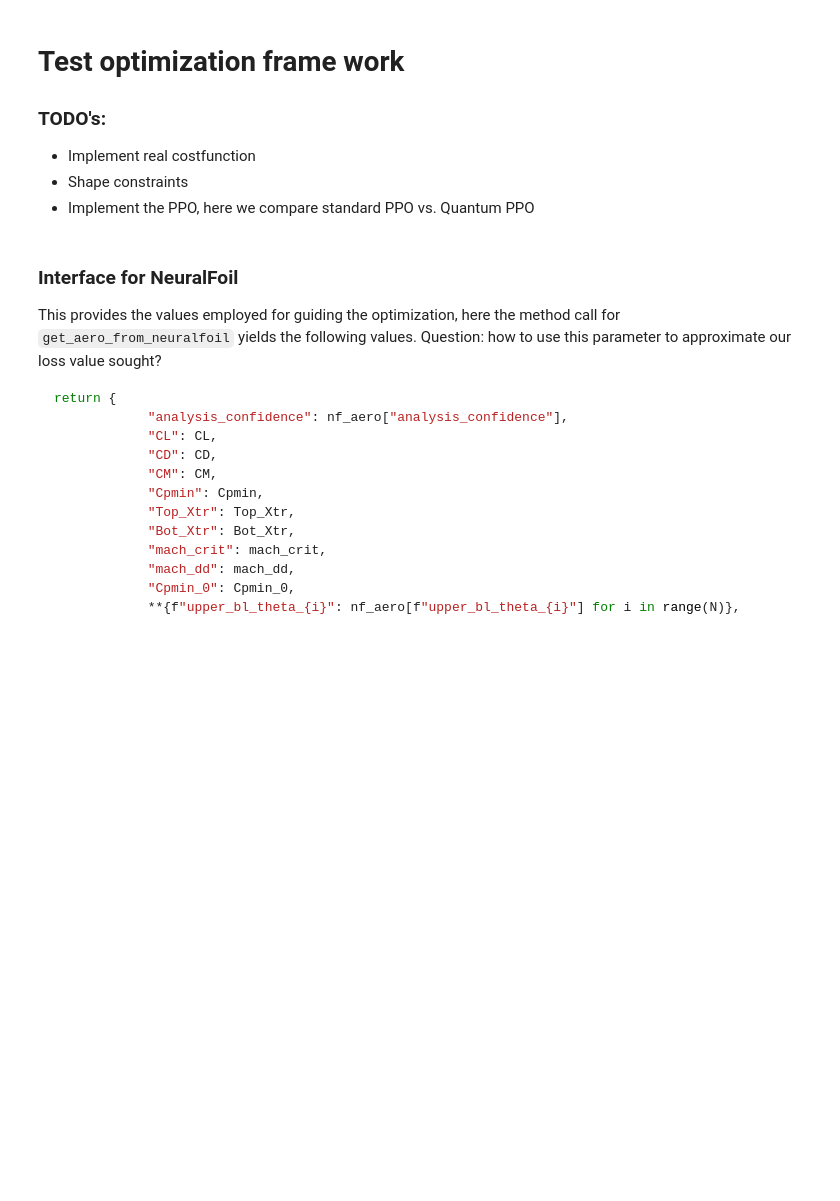
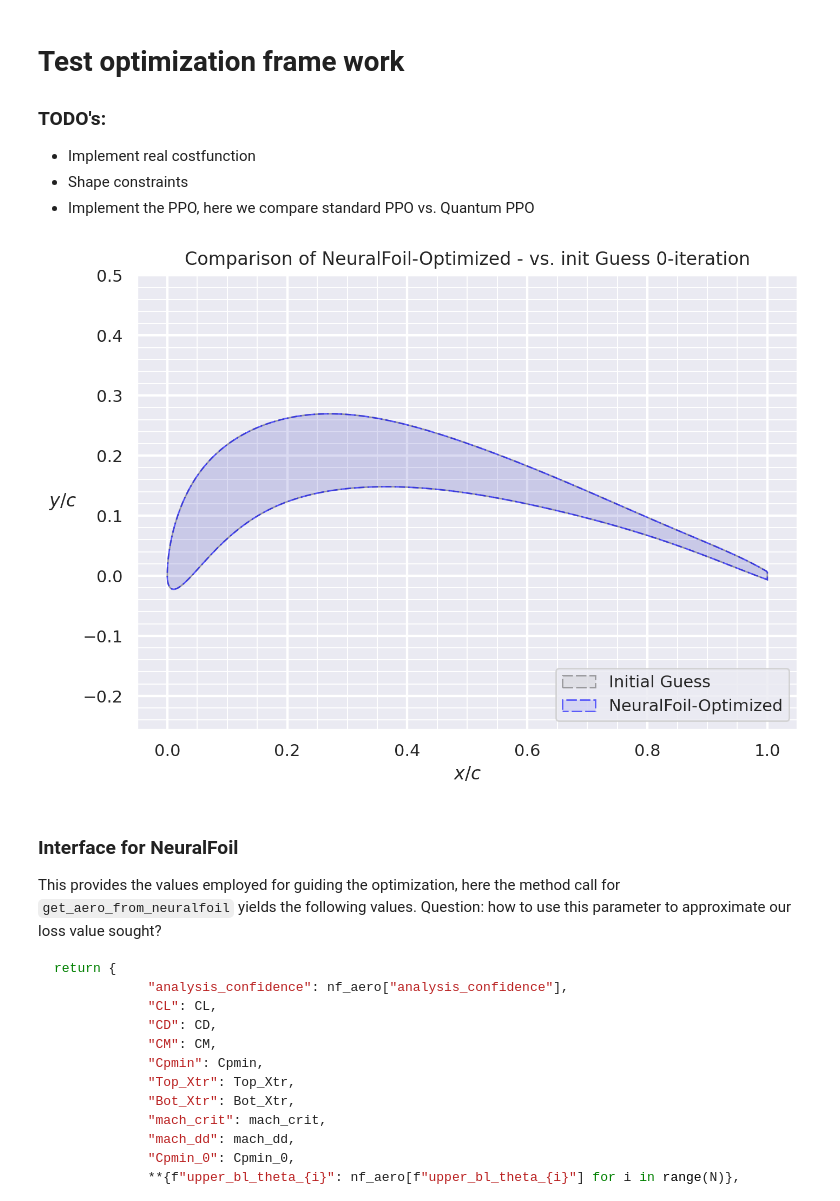
Before and after one commit to PawseySC/pawsey-uptake-project-quantum-umelb, a Jupyter notebook: ShapeOptimization/Shape_optimi_test.ipynb, the cells around one changed output. Drawn from its saved outputs; the diff is of its cells as text; code cells hidden in the pictures; blank space fills up the shorter version.

```diff
--- a/ShapeOptimization/Shape_optimi_test.ipynb
+++ b/ShapeOptimization/Shape_optimi_test.ipynb
@@ -150,30 +150,32 @@ optimized_airfoil_0 = sol(optimized_airfoil)
 # %%
 Re_plot = 500e3
 fig, ax = plt.subplots(1, 1, figsize=(7, 5))
 
 airfoils_and_colors = {
     "Initial Guess"           : (initial_guess_airfoil, "dimgray"),
     "NeuralFoil-Optimized"    : (optimized_airfoil_0, "blue")}
 
 for i, (name, (af, color)) in enumerate(airfoils_and_colors.items()):
     color = p.adjust_lightness(color, 1)
     ax.fill(
         af.x(), af.y(),
         facecolor=(*color, 0.09),
         edgecolor=(*color, 0.6),
         linewidth=1,
         label=name,
         linestyle=(3 * i, (7, 2)),
         zorder=4 if "NeuralFoil" in name else 3,
     )
 
 ax.legend(fontsize=11, loc="lower right", ncol=len(airfoils_and_colors)//2)
 ax.set_title("Airfoil Shapes")
 ax.set_xlabel("$x/c$")
 ax.set_ylabel("$y/c$")
 ax.axis('equal')
 
-p.show_plot("Comparison of NeuralFoil-Optimized - vs. init Guess", legend=False)
+p.show_plot("Comparison of NeuralFoil-Optimized - vs. init Guess 0-iteration", legend=False)
+# %% [output]
+[figure, added]
 # %% [markdown]
 ### Interface for NeuralFoil
 This provides the values employed for guiding the optimization, here the method call for `get_aero_from_neuralfoil` yields the following values. Question: how to use this parameter to approximate our loss value sought?
```
Also changed, not shown: parts of 1 cell of this notebook.
